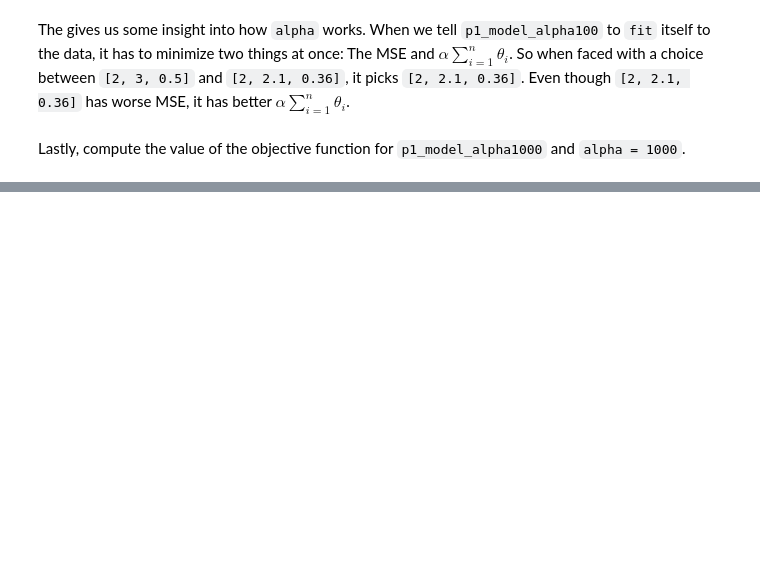
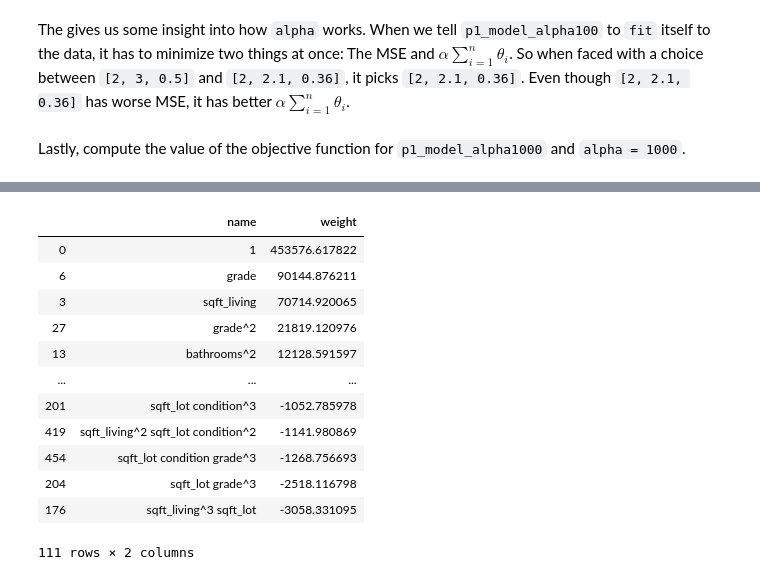
Before and after one commit to joshHug/youdao_ai, a Jupyter notebook: lec4/hw/lec4-exercise-solution.ipynb, the cells around one changed output, grey strips where cells are left out. Saved outputs shown, nothing was run; the diff lists cells and outputs as text; code cells hidden in the pictures; blank space fills up the shorter version.

```diff
--- a/lec4/hw/lec4-exercise-solution.ipynb
+++ b/lec4/hw/lec4-exercise-solution.ipynb
@@ -224,0 +519,7 @@ plt.plot(p1_data["x"], p1_data["y"])
+# %%
+p2h_model = Pipeline([
+    ('scale', StandardScaler()),
+    ('poly', PolynomialFeatures(degree=5)),
+    ('model', linear_model.LassoCV(alphas=10**np.linspace(0, 8, 50),  fit_intercept=False))
+])
+p2h_model.fit(house_training_data[p2_features], house_training_data[["price"]])
@@ -224,0 +582,5 @@ plt.plot(p1_data["x"], p1_data["y"])
+# %%
+pf = PolynomialFeatures(degree=5)
+pf.fit(house_training_data[p2_features])
+feature_names = pf.get_feature_names(p2_features)
+feature_names
@@ -224,0 +611,3 @@ plt.plot(p1_data["x"], p1_data["y"])
+# %%
+feature_table = pd.DataFrame({'name': feature_names, 'weight': p2h_model.named_steps['model'].coef_})
+feature_table.head(10)
@@ -224,0 +626,16 @@ plt.plot(p1_data["x"], p1_data["y"])
+# %%
+feature_table[abs(feature_table["weight"]) > 10**-2].sort_values("weight", ascending = False)
+# %% [output]
+|  | name | weight |
+| 0 | 1 | 453576.617822 |
+| 6 | grade | 90144.876211 |
+| 3 | sqft_living | 70714.920065 |
+| 27 | grade^2 | 21819.120976 |
+| 13 | bathrooms^2 | 12128.591597 |
+| ... | ... | ... |
+| 201 | sqft_lot condition^3 | -1052.785978 |
+| 419 | sqft_living^2 sqft_lot condition^2 | -1141.980869 |
+| 454 | sqft_lot condition grade^3 | -1268.756693 |
+| 204 | sqft_lot grade^3 | -2518.116798 |
+| 176 | sqft_living^3 sqft_lot | -3058.331095 |
+111 rows × 2 columns
```
Also changed, not shown: parts of 123 cells of this notebook.
